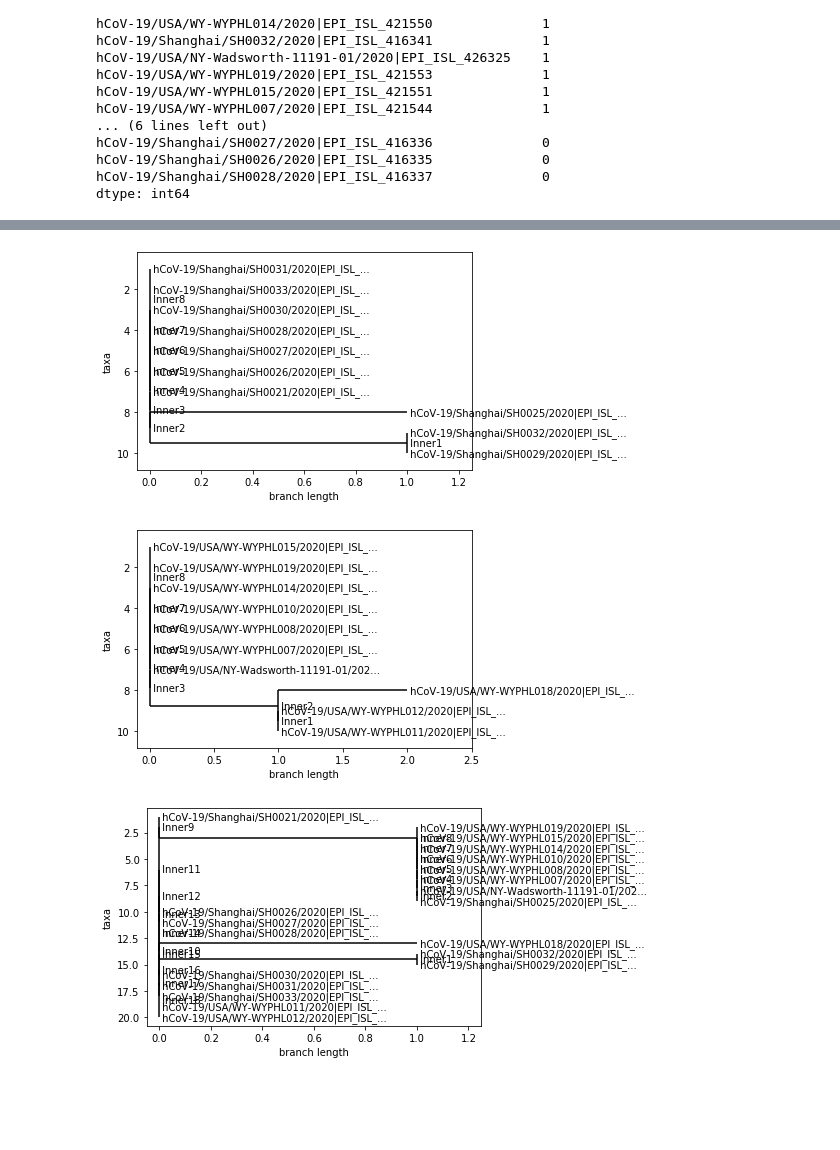
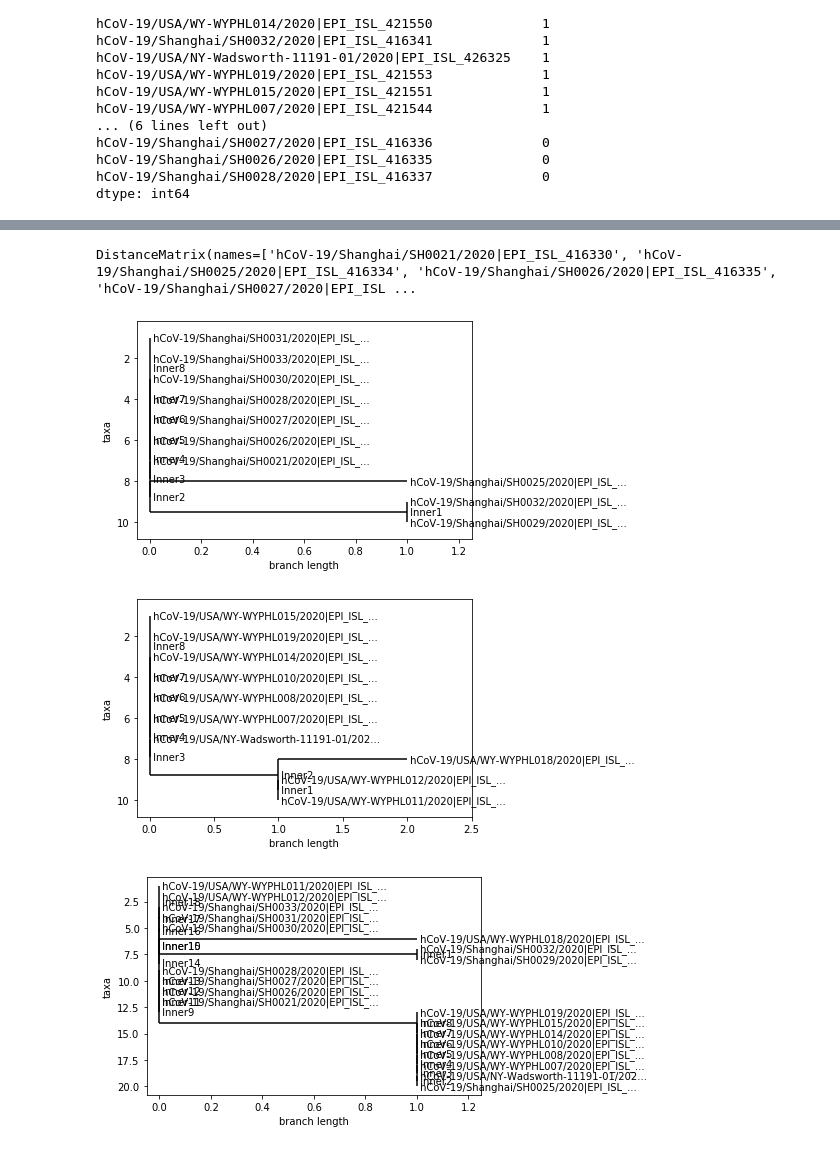
Before and after one commit to sarahkurd/bioinformatics-sample-code, a Jupyter notebook: Project2-Comparing-Phylogeny-of -2-Countries.ipynb, the cells around one changed output, grey strips where cells are left out. Cells and saved outputs as stored; diff of their text form; code cells hidden in the pictures; blank space fills up the shorter version.

```diff
--- a/Project2-Comparing-Phylogeny-of -2-Countries.ipynb
+++ b/Project2-Comparing-Phylogeny-of -2-Countries.ipynb
@@ -353,6 +353,10 @@ matrix = np.tril(china_vs_US_distances.values).tolist()
 for i in range(len(matrix)):
     matrix[i] = matrix[i][:i+1]
 dm_US_vs_China = DistanceMatrix(list(china_vs_US_distances.index), matrix)
+
+dm_US_vs_China
+# %% [output]
+DistanceMatrix(names=['hCoV-19/Shanghai/SH0021/2020|EPI_ISL_416330', 'hCoV-19/Shanghai/SH0025/2020|EPI_ISL_416334', 'hCoV-19/Shanghai/SH0026/2020|EPI_ISL_416335', 'hCoV-19/Shanghai/SH0027/2020|EPI_ISL ...
 # %%
 from Bio.Phylo.TreeConstruction import DistanceTreeConstructor
 constructor = DistanceTreeConstructor()
@@ -364,17 +368,18 @@ china_vs_US_tree = constructor3.nj(dm_US_vs_China)
 # %%
 %matplotlib inline
 
 from Bio import Phylo
 tree.ladderize()   # Flip branches so deeper clades are displayed at top
 china_tree.ladderize()
+china_vs_US_tree.ladderize()
 Phylo.draw(china_tree)
 Phylo.draw(tree)
 Phylo.draw(china_vs_US_tree)
 
 # ----- China Tree on top -----
 # ----- US Tree in Middle -----
 # ----- China vs. US Tree on bottom -----
 # %% [output]
 [figure]
 [figure]
-[figure, old version]
+[figure, new version]
```
Also changed, not shown: 1 other file.
